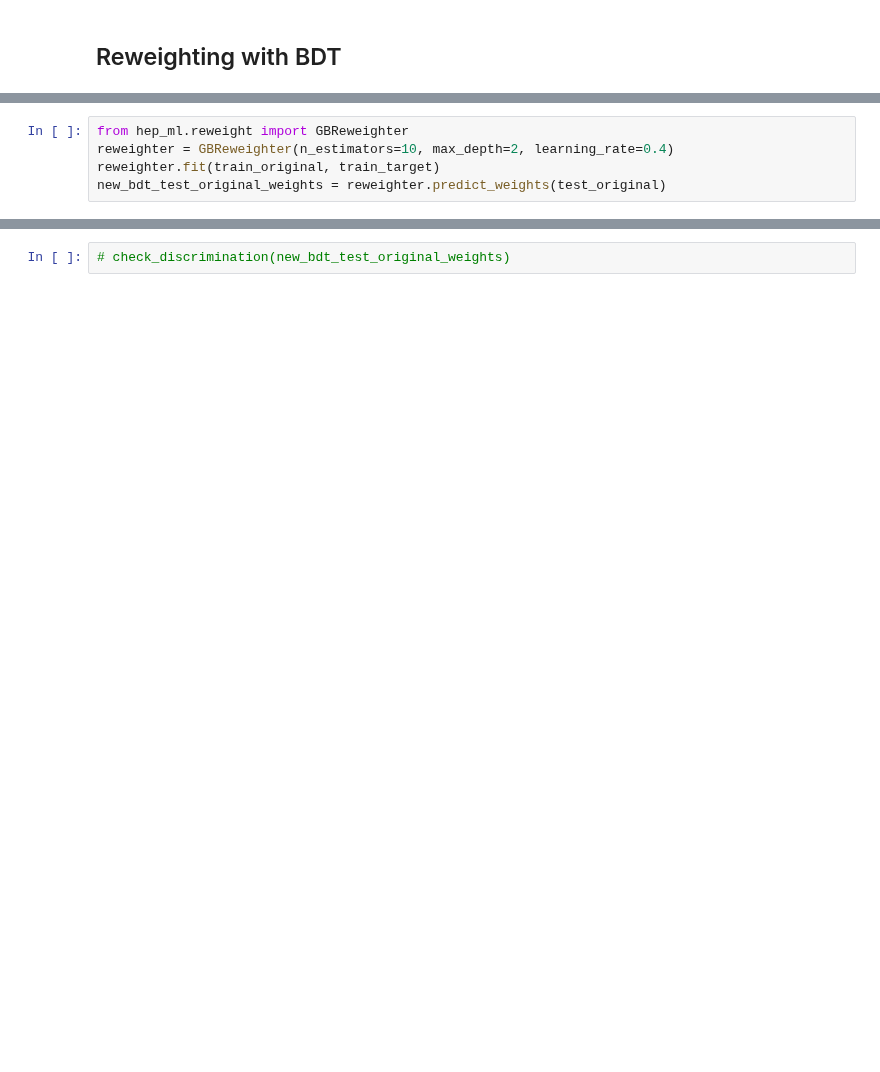
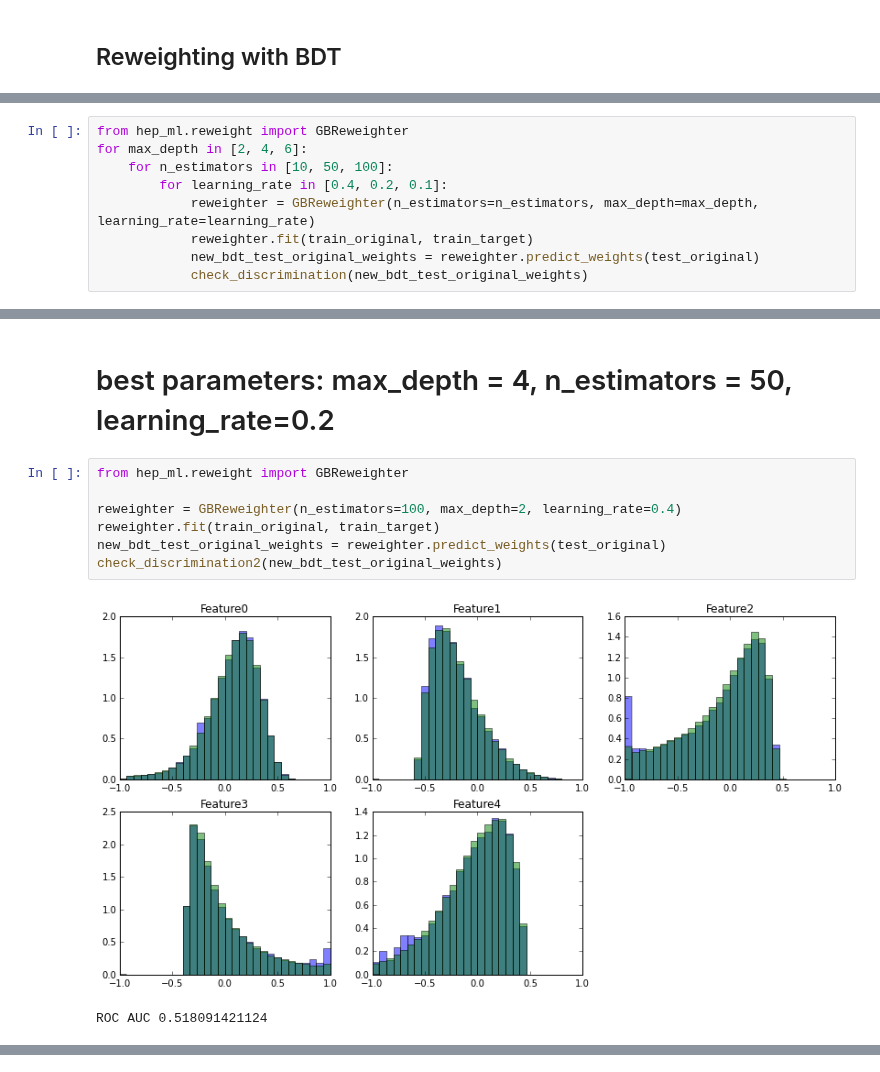
Before and after one commit to YanjieDong/MLatImperial2016, a Jupyter notebook: 4 - reweighting, uniform boosting.ipynb, the cells around one changed output, grey strips where cells are left out. Saved outputs shown, nothing was run; the diff lists cells and outputs as text; blank space fills up the shorter version.

```diff
--- a/4 - reweighting, uniform boosting.ipynb
+++ b/4 - reweighting, uniform boosting.ipynb
@@ -191,0 +325,9 @@ new_test_original_weights = counts_ratio[bin_indices]
+# %%
+from hep_ml.reweight import GBReweighter
+for max_depth in [2, 4, 6]:
+    for n_estimators in [10, 50, 100]:
+        for learning_rate in [0.4, 0.2, 0.1]:
+            reweighter = GBReweighter(n_estimators=n_estimators, max_depth=max_depth, learning_rate=learning_rate)
+            reweighter.fit(train_original, train_target)
+            new_bdt_test_original_weights = reweighter.predict_weights(test_original)
+            check_discrimination(new_bdt_test_original_weights)
@@ -192,5 +366,12 @@ new_test_original_weights = counts_ratio[bin_indices]
+# %% [markdown]
+# best parameters: max_depth = 4, n_estimators = 50, learning_rate=0.2
 # %%
 from hep_ml.reweight import GBReweighter
-reweighter = GBReweighter(n_estimators=10, max_depth=2, learning_rate=0.4)
+
+reweighter = GBReweighter(n_estimators=100, max_depth=2, learning_rate=0.4)
 reweighter.fit(train_original, train_target)
 new_bdt_test_original_weights = reweighter.predict_weights(test_original)
+check_discrimination2(new_bdt_test_original_weights)
+# %% [output]
+[figure, added]
+ROC AUC 0.518091421124
@@ -197,2 +378,0 @@ new_bdt_test_original_weights = reweighter.predict_weights(test_original)
-# %%
-# check_discrimination(new_bdt_test_original_weights)
```
Also changed, not shown: parts of 16 cells of this notebook.
